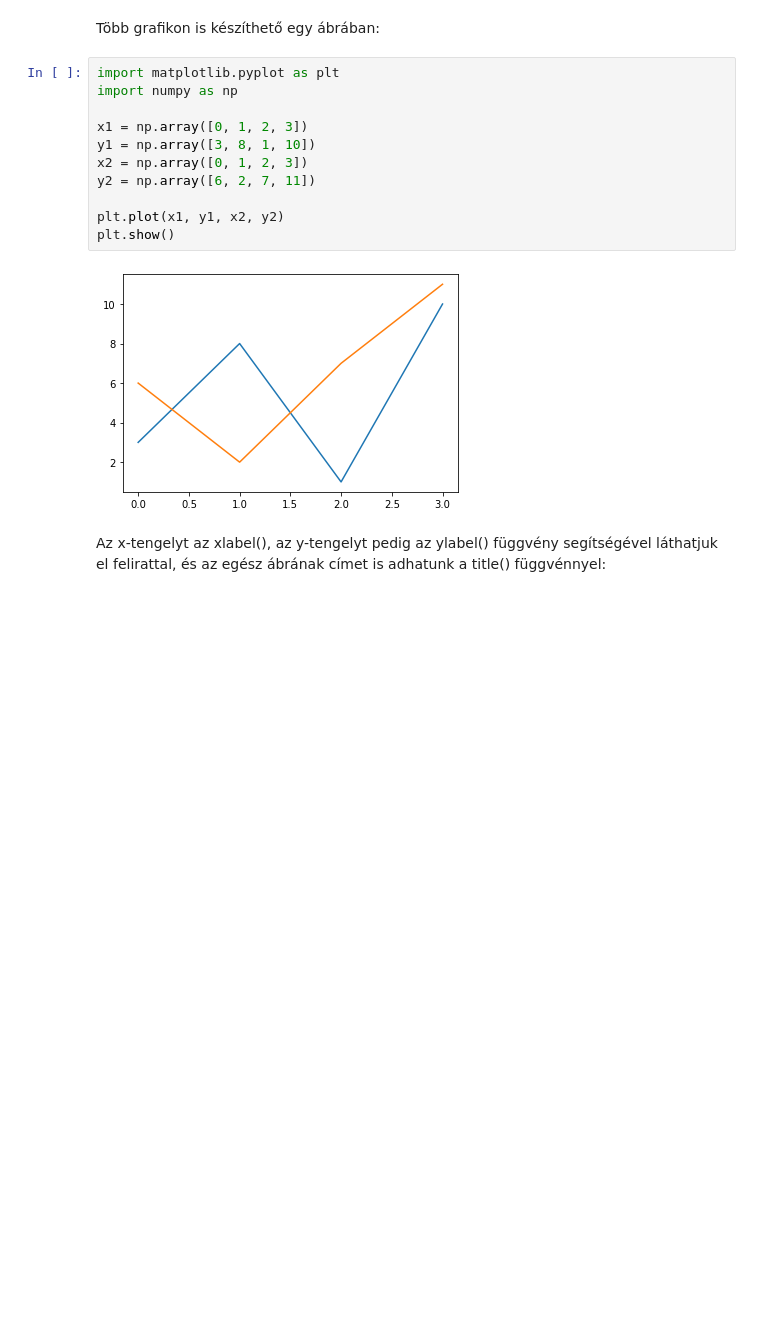
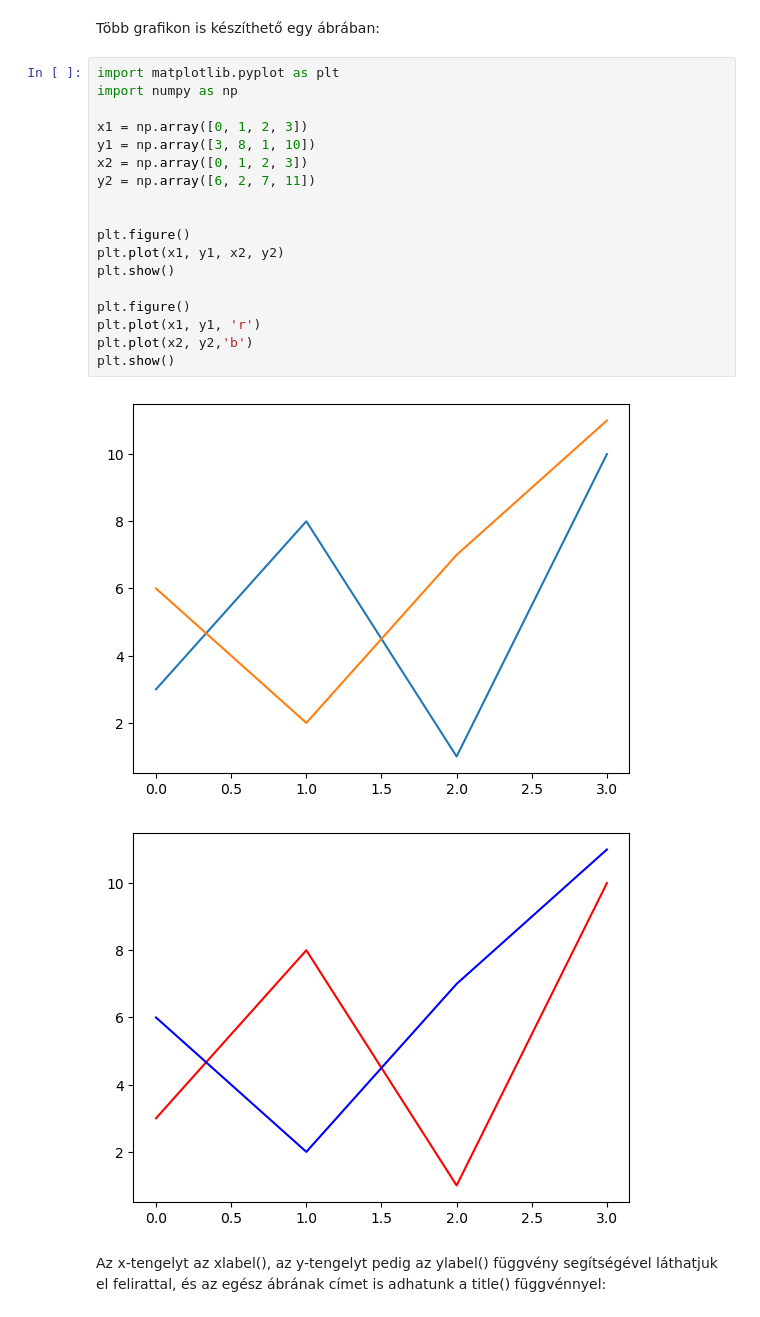
Before and after one commit to kolokcse/MAF_2023, a Jupyter notebook: gyak10/gyak10.ipynb, the cells around one changed output. Cells and saved outputs as stored; diff of their text form; blank space fills up the shorter version.

```diff
--- a/gyak10/gyak10.ipynb
+++ b/gyak10/gyak10.ipynb
@@ -101,16 +101,24 @@ Több grafikon is készíthető egy ábrában:
 # %%
 import matplotlib.pyplot as plt
 import numpy as np
 
 x1 = np.array([0, 1, 2, 3])
 y1 = np.array([3, 8, 1, 10])
 x2 = np.array([0, 1, 2, 3])
 y2 = np.array([6, 2, 7, 11])
 
+
+plt.figure()
 plt.plot(x1, y1, x2, y2)
 plt.show()
+
+plt.figure()
+plt.plot(x1, y1, 'r')
+plt.plot(x2, y2,'b')
+plt.show()
 # %% [output]
-[figure, old version]
+[figure, new version]
+[figure, added]
 # %% [markdown]
 Az x-tengelyt az xlabel(), az y-tengelyt pedig az ylabel() függvény segítségével láthatjuk el felirattal, és az egész ábrának címet is adhatunk a title() függvénnyel:
 # %%
```
Also changed, not shown: parts of 52 cells of this notebook, 3 other files.
